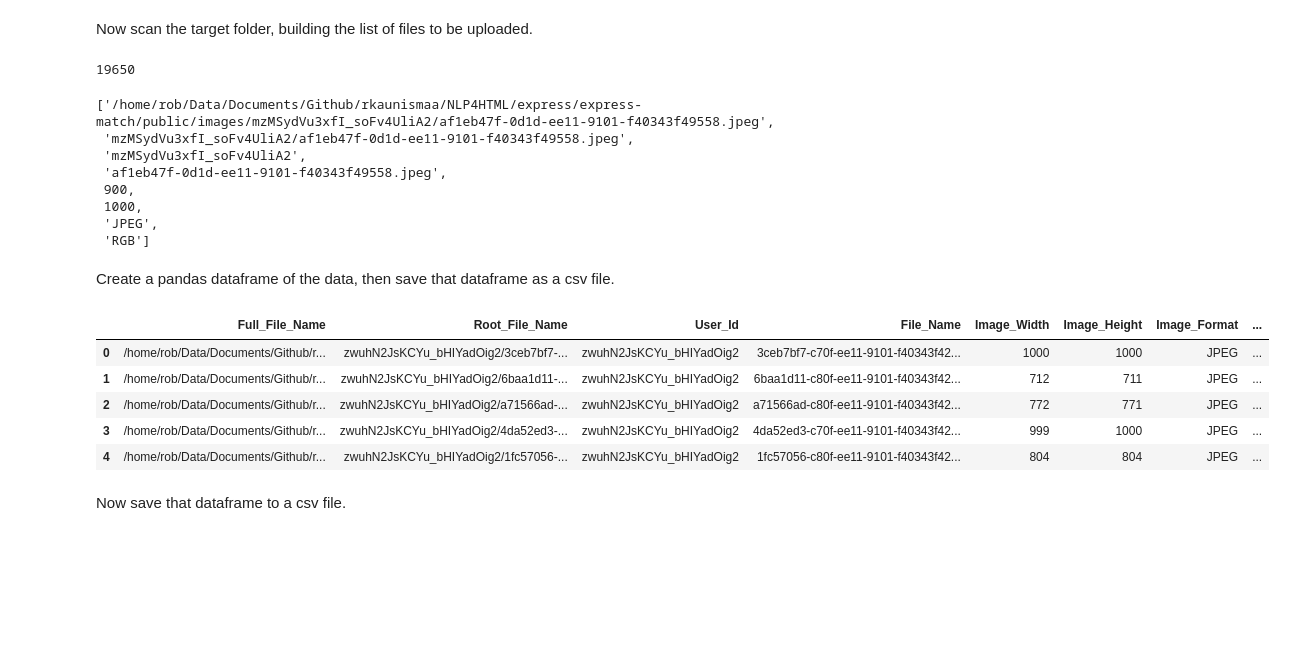
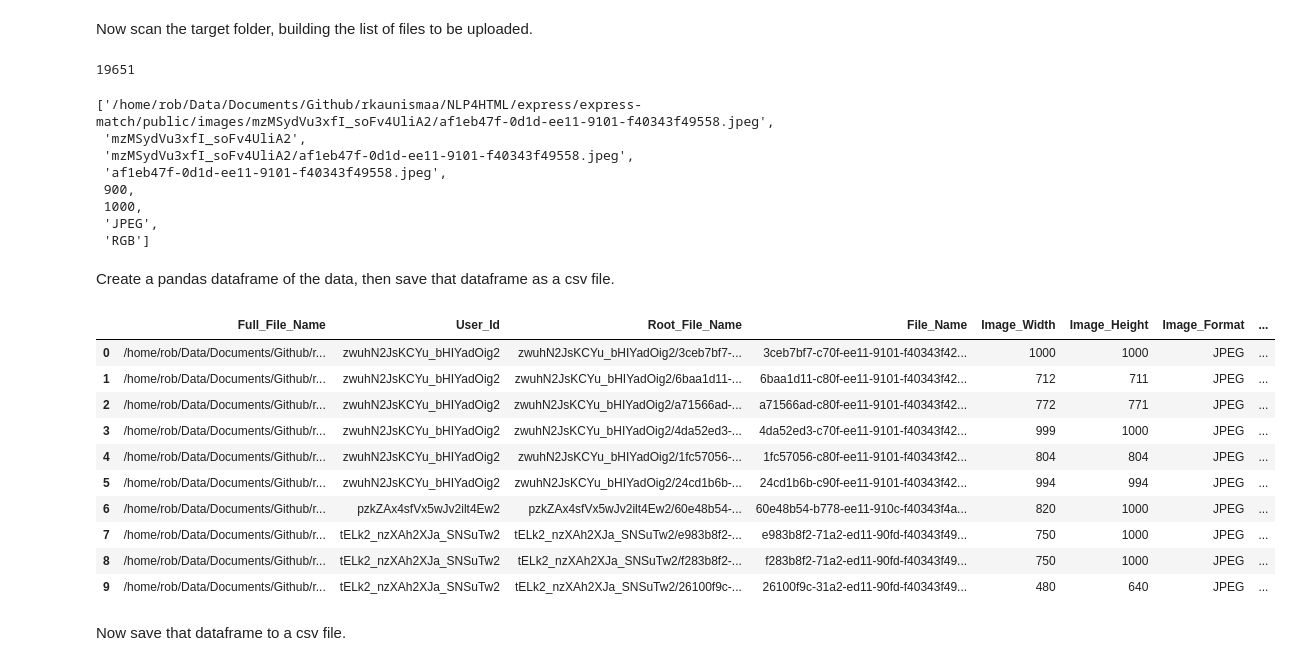
Before and after one commit to rkaunismaa/LLaMa2_PlayGround, a Jupyter notebook: LangChain/milvus/MyMatch_Image_Search.ipynb, the cells around one changed output. Drawn from its saved outputs; the diff is of its cells as text; code cells hidden in the pictures; blank space fills up the shorter version.

Commit message:
get the match images running through milvus

```diff
--- a/LangChain/milvus/MyMatch_Image_Search.ipynb
+++ b/LangChain/milvus/MyMatch_Image_Search.ipynb
@@ -46,7 +48,7 @@ def scan_images(folder_path):
                 mode = img.mode
                 img.close()
 
-                image_files.append([fullFileName, rootFile, userId, file, width, height, format_type, mode])
+                image_files.append([fullFileName, userId, rootFile, file, width, height, format_type, mode])
 
     return image_files
 # %% [markdown]
@@ -54,14 +56,16 @@ Now scan the target folder, building the list of files to be uploaded.
 # %%
 my_match_images = scan_images(MY_MATCH_IMAGES_ROOT_FOLDER)
 len(my_match_images)
+
+# 7.0 s
 # %% [output]
-19650
+19651
 # %%
 my_match_images[42]
 # %% [output]
 ['/home/rob/Data/Documents/Github/rkaunismaa/NLP4HTML/express/express-match/public/images/mzMSydVu3xfI_soFv4UliA2/af1eb47f-0d1d-ee11-9101-f40343f49558.jpeg',
+ 'mzMSydVu3xfI_soFv4UliA2',
  'mzMSydVu3xfI_soFv4UliA2/af1eb47f-0d1d-ee11-9101-f40343f49558.jpeg',
- 'mzMSydVu3xfI_soFv4UliA2',
  'af1eb47f-0d1d-ee11-9101-f40343f49558.jpeg',
  900,
  1000,
@@ -70,18 +74,23 @@ my_match_images[42]
 # %% [markdown]
 Create a pandas dataframe of the data, then save that dataframe as a csv file.
 # %%
-column_names = ['Full_File_Name', 'Root_File_Name', 'User_Id', 'File_Name', 'Image_Width', 'Image_Height', 'Image_Format', 'Image_Mode']
+column_names = ['Full_File_Name', 'User_Id', 'Root_File_Name', 'File_Name', 'Image_Width', 'Image_Height', 'Image_Format', 'Image_Mode']
 # %%
 dfMyMatchImages = pd.DataFrame(my_match_images, columns=column_names)
 # %%
-dfMyMatchImages.head()
+dfMyMatchImages.head(10)
 # %% [output]
-|  | Full_File_Name | Root_File_Name | User_Id | File_Name | Image_Width | Image_Height | Image_Format | ... |
-| 0 | /home/rob/Data/Documents/Github/r... | zwuhN2JsKCYu_bHIYadOig2/3ceb7bf7-... | zwuhN2JsKCYu_bHIYadOig2 | 3ceb7bf7-c70f-ee11-9101-f40343f42... | 1000 | 1000 | JPEG | ... |
-| 1 | /home/rob/Data/Documents/Github/r... | zwuhN2JsKCYu_bHIYadOig2/6baa1d11-... | zwuhN2JsKCYu_bHIYadOig2 | 6baa1d11-c80f-ee11-9101-f40343f42... | 712 | 711 | JPEG | ... |
-| 2 | /home/rob/Data/Documents/Github/r... | zwuhN2JsKCYu_bHIYadOig2/a71566ad-... | zwuhN2JsKCYu_bHIYadOig2 | a71566ad-c80f-ee11-9101-f40343f42... | 772 | 771 | JPEG | ... |
-| 3 | /home/rob/Data/Documents/Github/r... | zwuhN2JsKCYu_bHIYadOig2/4da52ed3-... | zwuhN2JsKCYu_bHIYadOig2 | 4da52ed3-c70f-ee11-9101-f40343f42... | 999 | 1000 | JPEG | ... |
-| 4 | /home/rob/Data/Documents/Github/r... | zwuhN2JsKCYu_bHIYadOig2/1fc57056-... | zwuhN2JsKCYu_bHIYadOig2 | 1fc57056-c80f-ee11-9101-f40343f42... | 804 | 804 | JPEG | ... |
+|  | Full_File_Name | User_Id | Root_File_Name | File_Name | Image_Width | Image_Height | Image_Format | ... |
+| 0 | /home/rob/Data/Documents/Github/r... | zwuhN2JsKCYu_bHIYadOig2 | zwuhN2JsKCYu_bHIYadOig2/3ceb7bf7-... | 3ceb7bf7-c70f-ee11-9101-f40343f42... | 1000 | 1000 | JPEG | ... |
+| 1 | /home/rob/Data/Documents/Github/r... | zwuhN2JsKCYu_bHIYadOig2 | zwuhN2JsKCYu_bHIYadOig2/6baa1d11-... | 6baa1d11-c80f-ee11-9101-f40343f42... | 712 | 711 | JPEG | ... |
+| 2 | /home/rob/Data/Documents/Github/r... | zwuhN2JsKCYu_bHIYadOig2 | zwuhN2JsKCYu_bHIYadOig2/a71566ad-... | a71566ad-c80f-ee11-9101-f40343f42... | 772 | 771 | JPEG | ... |
+| 3 | /home/rob/Data/Documents/Github/r... | zwuhN2JsKCYu_bHIYadOig2 | zwuhN2JsKCYu_bHIYadOig2/4da52ed3-... | 4da52ed3-c70f-ee11-9101-f40343f42... | 999 | 1000 | JPEG | ... |
+| 4 | /home/rob/Data/Documents/Github/r... | zwuhN2JsKCYu_bHIYadOig2 | zwuhN2JsKCYu_bHIYadOig2/1fc57056-... | 1fc57056-c80f-ee11-9101-f40343f42... | 804 | 804 | JPEG | ... |
+| 5 | /home/rob/Data/Documents/Github/r... | zwuhN2JsKCYu_bHIYadOig2 | zwuhN2JsKCYu_bHIYadOig2/24cd1b6b-... | 24cd1b6b-c90f-ee11-9101-f40343f42... | 994 | 994 | JPEG | ... |
+| 6 | /home/rob/Data/Documents/Github/r... | pzkZAx4sfVx5wJv2ilt4Ew2 | pzkZAx4sfVx5wJv2ilt4Ew2/60e48b54-... | 60e48b54-b778-ee11-910c-f40343f4a... | 820 | 1000 | JPEG | ... |
+| 7 | /home/rob/Data/Documents/Github/r... | tELk2_nzXAh2XJa_SNSuTw2 | tELk2_nzXAh2XJa_SNSuTw2/e983b8f2-... | e983b8f2-71a2-ed11-90fd-f40343f49... | 750 | 1000 | JPEG | ... |
+| 8 | /home/rob/Data/Documents/Github/r... | tELk2_nzXAh2XJa_SNSuTw2 | tELk2_nzXAh2XJa_SNSuTw2/f283b8f2-... | f283b8f2-71a2-ed11-90fd-f40343f49... | 750 | 1000 | JPEG | ... |
+| 9 | /home/rob/Data/Documents/Github/r... | tELk2_nzXAh2XJa_SNSuTw2 | tELk2_nzXAh2XJa_SNSuTw2/26100f9c-... | 26100f9c-31a2-ed11-90fd-f40343f49... | 480 | 640 | JPEG | ... |
 # %% [markdown]
 Now save that dataframe to a csv file.
 # %%
```
Also changed, not shown: parts of 25 cells of this notebook.
